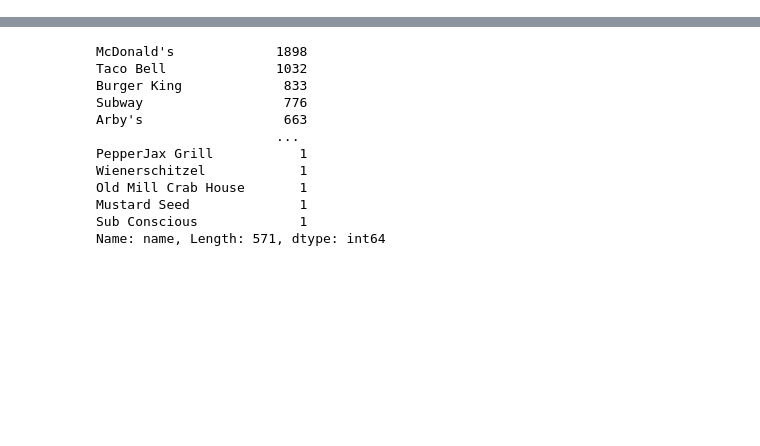
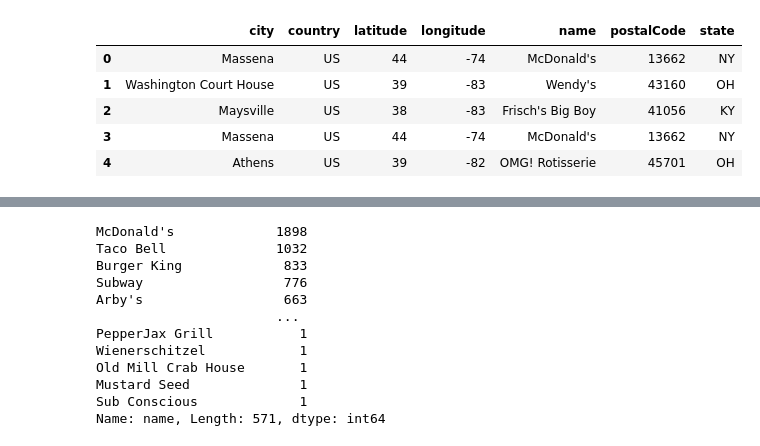
Before and after one commit to data301-2020-winter1/course-project-solo_200, a Jupyter notebook: analysis/task_4_EDA.ipynb, the cells around one changed output, grey strips where cells are left out. Cells and saved outputs as stored; diff of their text form; code cells hidden in the pictures; blank space fills up the shorter version.

```diff
--- a/analysis/task_4_EDA.ipynb
+++ b/analysis/task_4_EDA.ipynb
@@ -42,0 +46,11 @@ df
+# %%
+#longitude to integer
+df['longitude'] = df['longitude'].astype(int)
+df.head()
+# %% [output]
+|  | city | country | latitude | longitude | name | postalCode | state |
+| 0 | Massena | US | 44 | -74 | McDonald's | 13662 | NY |
+| 1 | Washington Court House | US | 39 | -83 | Wendy's | 43160 | OH |
+| 2 | Maysville | US | 38 | -83 | Frisch's Big Boy | 41056 | KY |
+| 3 | Massena | US | 44 | -74 | McDonald's | 13662 | NY |
+| 4 | Athens | US | 39 | -82 | OMG! Rotisserie | 45701 | OH |
```
Also changed, not shown: parts of 7 cells of this notebook, 2 other files.
